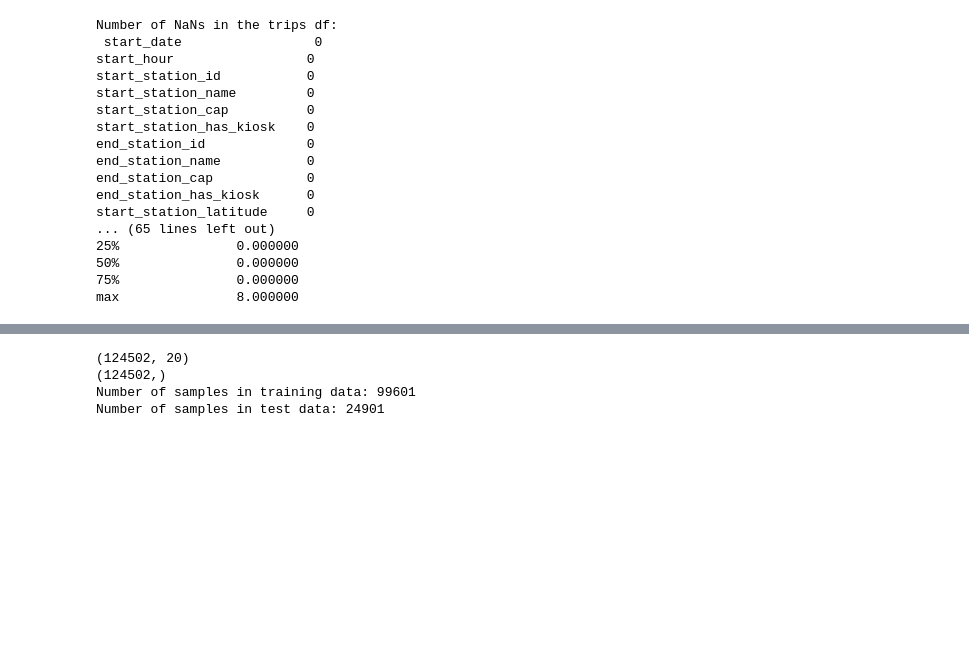
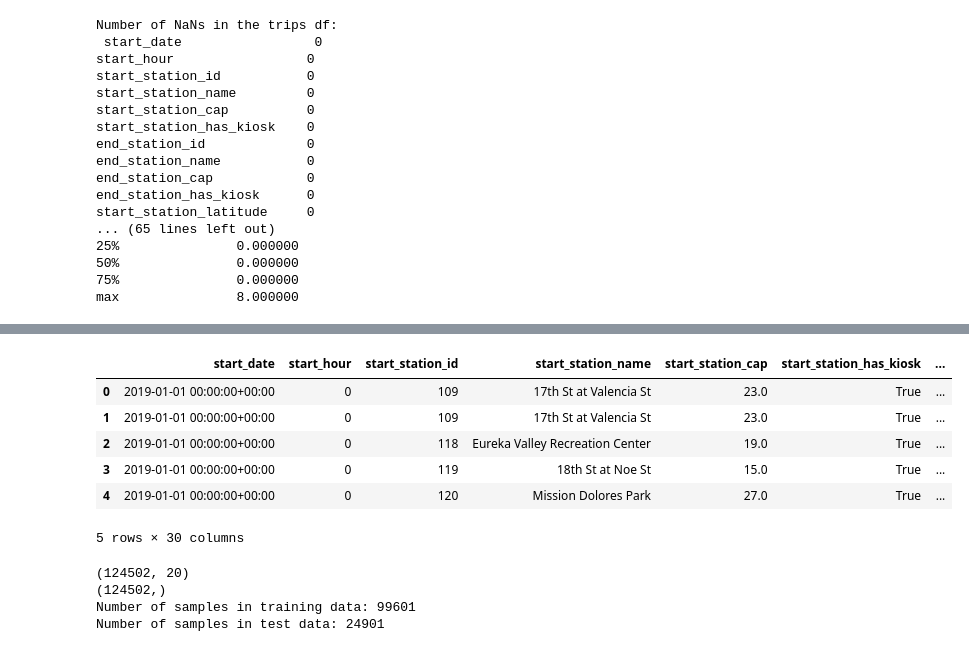
Before and after one commit to beomjundc/datax_bikeshare, a Jupyter notebook: model/prediction_trip_count.ipynb, the cells around one changed output, grey strips where cells are left out. Cells and saved outputs as stored; diff of their text form; code cells hidden in the pictures; blank space fills up the shorter version.

```diff
--- a/model/prediction_trip_count.ipynb
+++ b/model/prediction_trip_count.ipynb
@@ -108,4 +109,37 @@ dtype: object
 5 rows × 25 columns
+# %%
+trips_add7 = trips[['start_date', 'start_hour', 'start_station_id', 'end_station_id', 'trip_count']]
+trips_add14 = trips[['start_date', 'start_hour', 'start_station_id', 'end_station_id', 'trip_count']]
+trips_add21 = trips[['start_date', 'start_hour', 'start_station_id', 'end_station_id', 'trip_count']]
+trips_add28 = trips[['start_date', 'start_hour', 'start_station_id', 'end_station_id', 'trip_count']]
+
+trips_add7['start_date'] = trips_add7["start_date"] + pd.DateOffset(days=7)
+trips_add14['start_date'] = trips_add14["start_date"] + pd.DateOffset(days=14)
+trips_add21['start_date'] = trips_add21["start_date"] + pd.DateOffset(days=21)
+trips_add28['start_date'] = trips_add28["start_date"] + pd.DateOffset(days=28)
+
+trips_add7.rename(columns={"trip_count": "trip_count_prev7"}, inplace=True)
+trips_add14.rename(columns={"trip_count": "trip_count_prev14"}, inplace=True)
+trips_add21.rename(columns={"trip_count": "trip_count_prev21"}, inplace=True)
+trips_add28.rename(columns={"trip_count": "trip_count_prev28"}, inplace=True)
+
+trips = pd.merge(trips, trips_add7, on=['start_date', 'start_hour', 'start_station_id', 'end_station_id'], how='left')
+trips = pd.merge(trips, trips_add14, on=['start_date', 'start_hour', 'start_station_id', 'end_station_id'], how='left')
+trips = pd.merge(trips, trips_add21, on=['start_date', 'start_hour', 'start_station_id', 'end_station_id'], how='left')
+trips = pd.merge(trips, trips_add28, on=['start_date', 'start_hour', 'start_station_id', 'end_station_id'], how='left')
+
+trips.fillna(value={'trip_count_prev7':0, 'trip_count_prev14':0, 'trip_count_prev21':0, 'trip_count_prev28':0}, inplace=True)
+trips['trip_count_prev_avg'] = (trips['trip_count_prev7']+trips['trip_count_prev14']+trips['trip_count_prev21']+trips['trip_count_prev28'])/4
+
+trips.head()
+# %% [output]
+|  | start_date | start_hour | start_station_id | start_station_name | start_station_cap | start_station_has_kiosk | ... |
+| 0 | 2019-01-01 00:00:00+00:00 | 0 | 109 | 17th St at Valencia St | 23.0 | True | ... |
+| 1 | 2019-01-01 00:00:00+00:00 | 0 | 109 | 17th St at Valencia St | 23.0 | True | ... |
+| 2 | 2019-01-01 00:00:00+00:00 | 0 | 118 | Eureka Valley Recreation Center | 19.0 | True | ... |
+| 3 | 2019-01-01 00:00:00+00:00 | 0 | 119 | 18th St at Noe St | 15.0 | True | ... |
+| 4 | 2019-01-01 00:00:00+00:00 | 0 | 120 | Mission Dolores Park | 27.0 | True | ... |
+5 rows × 30 columns
 # %%
 # Split data into training and test set
 from sklearn.model_selection import train_test_split
```
Also changed, not shown: parts of 1 cell of this notebook.
